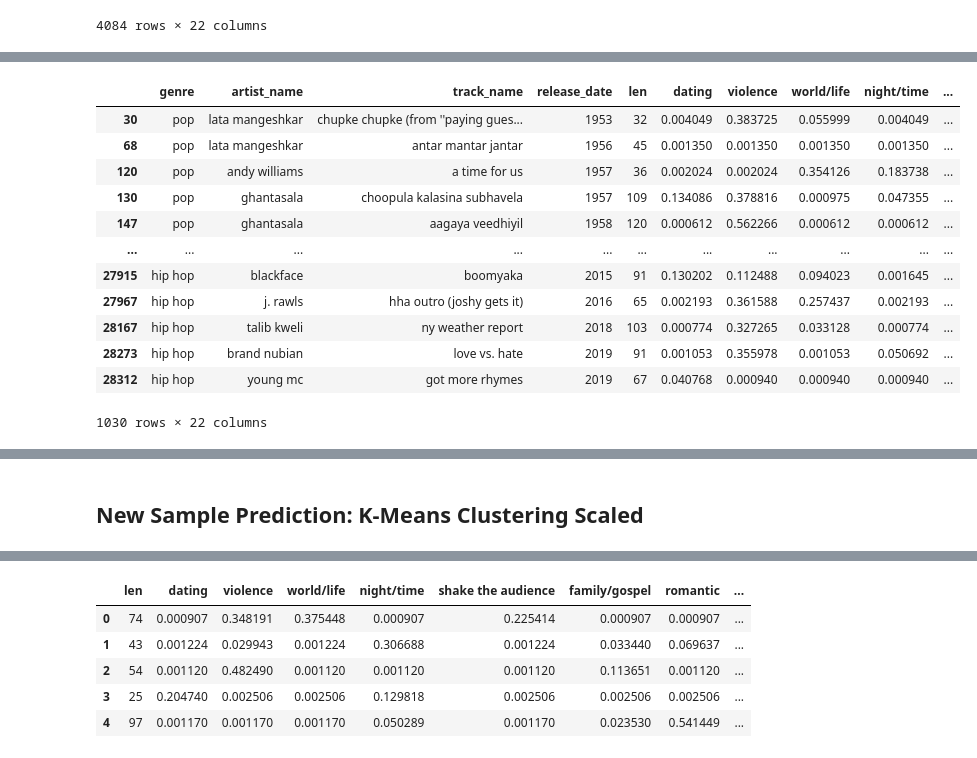
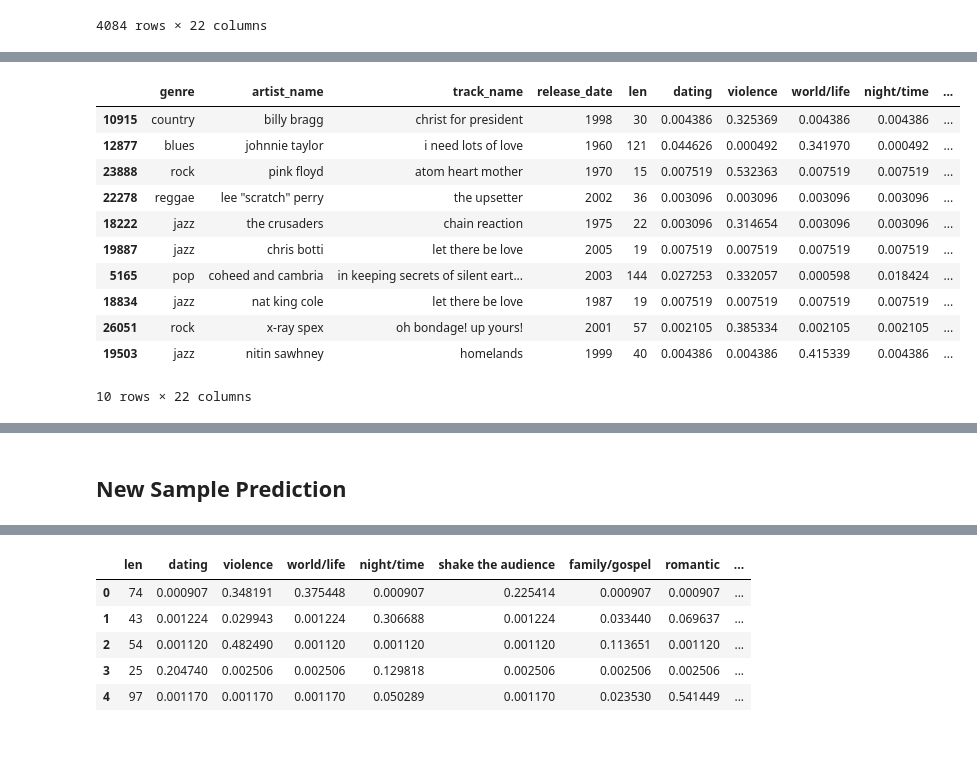
Before and after one commit to ohTMI/Music-Recommendation-Lab, a Jupyter notebook: Code/model.ipynb, the cells around one changed output, grey strips where cells are left out. Drawn from its saved outputs; the diff is of its cells as text; code cells hidden in the pictures.

```diff
--- a/Code/model.ipynb
+++ b/Code/model.ipynb
@@ -402,20 +401,19 @@ label[clean_data['Cluster'] == 4]
 # %%
 # Cluster 8
-label[clean_data['Cluster'] == 8]
+label[clean_data['Cluster'] == 8].sample(10)
 # %% [output]
 |  | genre | artist_name | track_name | release_date | len | dating | violence | world/life | night/time | ... |
-| 30 | pop | lata mangeshkar | chupke chupke (from ''paying gues... | 1953 | 32 | 0.004049 | 0.383725 | 0.055999 | 0.004049 | ... |
-| 68 | pop | lata mangeshkar | antar mantar jantar | 1956 | 45 | 0.001350 | 0.001350 | 0.001350 | 0.001350 | ... |
-| 120 | pop | andy williams | a time for us | 1957 | 36 | 0.002024 | 0.002024 | 0.354126 | 0.183738 | ... |
-| 130 | pop | ghantasala | choopula kalasina subhavela | 1957 | 109 | 0.134086 | 0.378816 | 0.000975 | 0.047355 | ... |
-| 147 | pop | ghantasala | aagaya veedhiyil | 1958 | 120 | 0.000612 | 0.562266 | 0.000612 | 0.000612 | ... |
-| ... | ... | ... | ... | ... | ... | ... | ... | ... | ... | ... |
-| 27915 | hip hop | blackface | boomyaka | 2015 | 91 | 0.130202 | 0.112488 | 0.094023 | 0.001645 | ... |
-| 27967 | hip hop | j. rawls | hha outro (joshy gets it) | 2016 | 65 | 0.002193 | 0.361588 | 0.257437 | 0.002193 | ... |
-| 28167 | hip hop | talib kweli | ny weather report | 2018 | 103 | 0.000774 | 0.327265 | 0.033128 | 0.000774 | ... |
-| 28273 | hip hop | brand nubian | love vs. hate | 2019 | 91 | 0.001053 | 0.355978 | 0.001053 | 0.050692 | ... |
-| 28312 | hip hop | young mc | got more rhymes | 2019 | 67 | 0.040768 | 0.000940 | 0.000940 | 0.000940 | ... |
+| 10915 | country | billy bragg | christ for president | 1998 | 30 | 0.004386 | 0.325369 | 0.004386 | 0.004386 | ... |
+| 12877 | blues | johnnie taylor | i need lots of love | 1960 | 121 | 0.044626 | 0.000492 | 0.341970 | 0.000492 | ... |
+| 23888 | rock | pink floyd | atom heart mother | 1970 | 15 | 0.007519 | 0.532363 | 0.007519 | 0.007519 | ... |
+| 22278 | reggae | lee "scratch" perry | the upsetter | 2002 | 36 | 0.003096 | 0.003096 | 0.003096 | 0.003096 | ... |
+| 18222 | jazz | the crusaders | chain reaction | 1975 | 22 | 0.003096 | 0.314654 | 0.003096 | 0.003096 | ... |
+| 19887 | jazz | chris botti | let there be love | 2005 | 19 | 0.007519 | 0.007519 | 0.007519 | 0.007519 | ... |
+| 5165 | pop | coheed and cambria | in keeping secrets of silent eart... | 2003 | 144 | 0.027253 | 0.332057 | 0.000598 | 0.018424 | ... |
+| 18834 | jazz | nat king cole | let there be love | 1987 | 19 | 0.007519 | 0.007519 | 0.007519 | 0.007519 | ... |
+| 26051 | rock | x-ray spex | oh bondage! up yours! | 2001 | 57 | 0.002105 | 0.385334 | 0.002105 | 0.002105 | ... |
+| 19503 | jazz | nitin sawhney | homelands | 1999 | 40 | 0.004386 | 0.004386 | 0.415339 | 0.004386 | ... |
-1030 rows × 22 columns
+10 rows × 22 columns
 # %%
 # Cluster 12
 label[clean_data['Cluster'] == 12]
@@ -434,7 +432,7 @@ label[clean_data['Cluster'] == 12]
 | 28337 | hip hop | aaliyah | more than a woman | 2019 | 33 | 0.002392 | 0.094255 | 0.002392 | 0.002392 | ... |
 1558 rows × 22 columns
 # %% [markdown]
-## New Sample Prediction: K-Means Clustering Scaled
+## New Sample Prediction
 # %%
 # Load new_sample data set
 test_path = r"/Users/sa20/Desktop/Music-Recommendation-Lab/Data/raw/recommend.csv"
```
Also changed, not shown: parts of 3 cells of this notebook, 1 other file.
